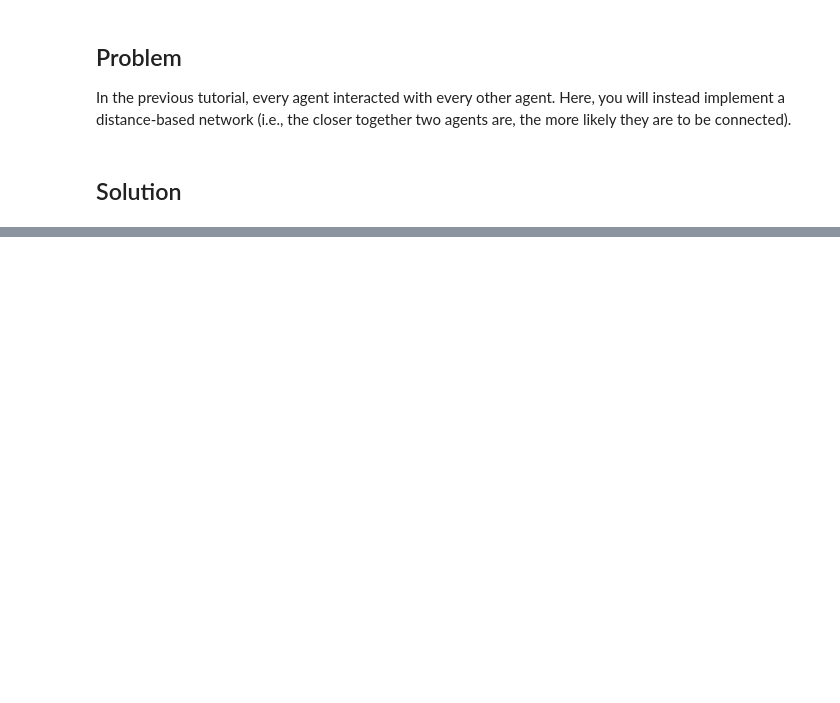
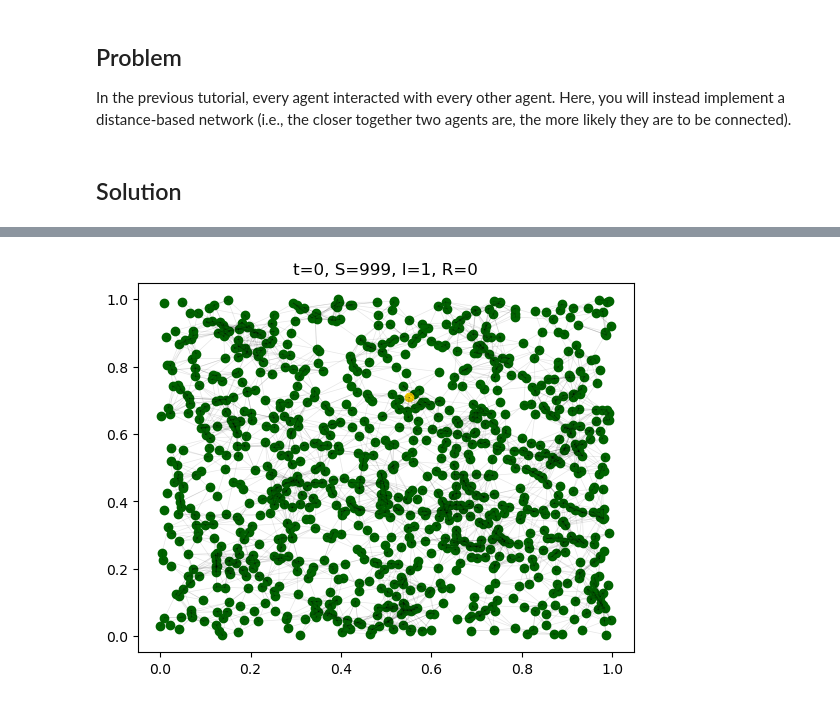
Before and after one commit to starsimhub/starsim_training, a Jupyter notebook: tutorials/tut3.4_interaction.ipynb, the cells around one changed output, grey strips where cells are left out. Saved outputs shown, nothing was run; the diff lists cells and outputs as text; code cells hidden in the pictures; blank space fills up the shorter version.

```diff
--- a/tutorials/tut3.4_interaction.ipynb
+++ b/tutorials/tut3.4_interaction.ipynb
@@ -427,0 +430,4 @@ if __name__ == '__main__':
+# %%
+sim.animate()
+# %% [output]
+[figure, added]
```
Also changed, not shown: parts of 1 cell of this notebook, 5 other files.
